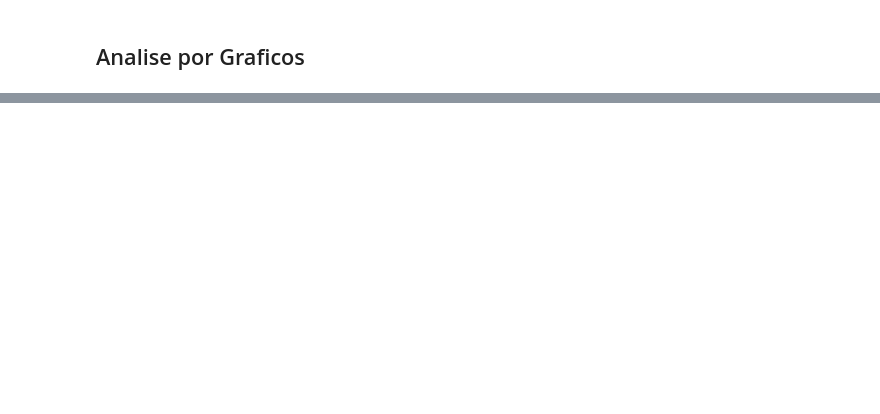
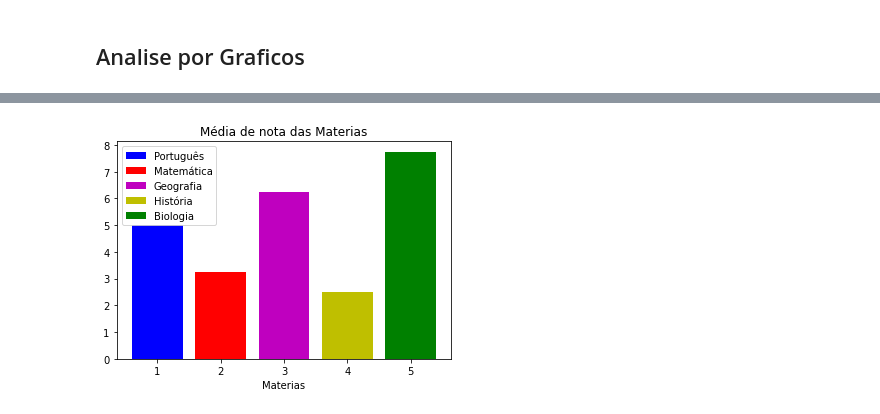
Before and after one commit to LeoGrochoski/boletim_escolar_python, a Jupyter notebook: Boletim_Escolar.ipynb, the cells around one changed output, grey strips where cells are left out. Drawn from its saved outputs; the diff is of its cells as text; code cells hidden in the pictures; blank space fills up the shorter version.

Commit message:
final commit
Incluindo analise das médias da notas

```diff
--- a/Boletim_Escolar.ipynb
+++ b/Boletim_Escolar.ipynb
@@ -177,0 +187,33 @@ plt.show()
+# %%
+# Gerando variaveis para criação do grafico de comparação de médias das materias
+
+import matplotlib.pyplot as plt
+
+x = (1)
+y = [0, media_portugues]
+
+x2 = (2)
+y2 = [0, media_matematica]
+
+x3 = (3)
+y3 = [0, media_geografia]
+
+x4 = (4)
+y4 = [0, media_historia]
+
+x5 = (5)
+y5 = [0, media_biologia]
+
+# Criando um gráfico
+plt.bar(x, y, label = 'Português', color = 'b')
+plt.bar(x2, y2, label = 'Matemática', color = 'r')
+plt.bar(x3, y3, label = 'Geografia', color = 'm')
+plt.bar(x4, y4, label = 'História', color = 'y')
+plt.bar(x5, y5, label = 'Biologia', color = 'g')
+plt.legend()
+plt.title('Média de nota das Materias')
+plt.xlabel('Materias')
+
+plt.show()
+# %% [output]
+[figure, added]
```
Also changed, not shown: parts of 3 cells of this notebook.
